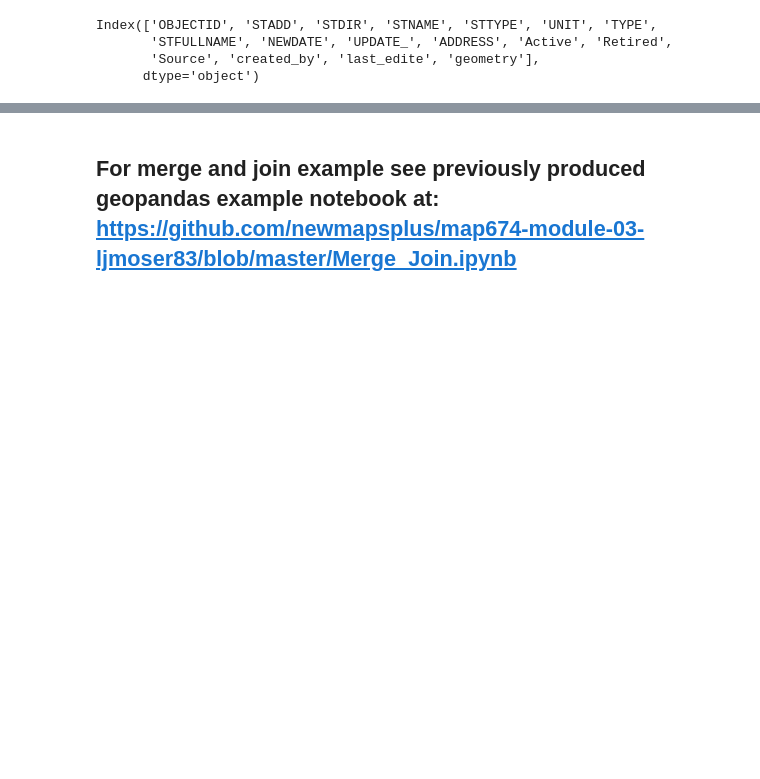
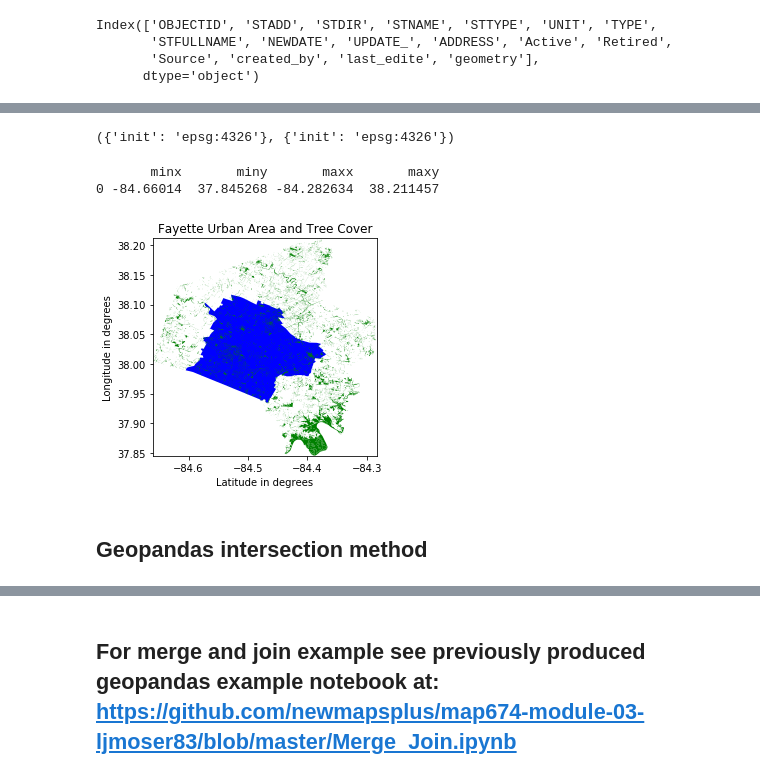
Before and after one commit to ljmoser83/exploration, a Jupyter notebook: exploration.ipynb, the cells around one changed output, grey strips where cells are left out. Saved outputs shown, nothing was run; the diff lists cells and outputs as text; code cells hidden in the pictures; blank space fills up the shorter version.

Commit message:
continued to geopandas overlay funcitons

```diff
--- a/exploration.ipynb
+++ b/exploration.ipynb
@@ -291,0 +286,7 @@ SyntaxError: invalid syntax (<ipython-input-30-1b31a3daa56f>, line 1)
+# %%
+urban= gpd.read_file('https://data.lexingtonky.gov/dataset/996ac764-22ef-45d8-8f02-987f65f6ddf4/resource/34bb3747-1a7c-4461-92e6-7d1cabead690/download/urbanservicearea_1998.zip')
+canopy= gpd.read_file('https://s3.us-east-2.amazonaws.com/data-lexingtonky/TreeCanopy.zip')
+# %%
+urban.crs, canopy.crs
+# %% [output]
+({'init': 'epsg:4326'}, {'init': 'epsg:4326'})
@@ -291,0 +297,20 @@ SyntaxError: invalid syntax (<ipython-input-30-1b31a3daa56f>, line 1)
+# %%
+print(fay_bounds)
+# %% [output]
+       minx       miny       maxx       maxy
+0 -84.66014  37.845268 -84.282634  38.211457
+# %%
+fig, ax = plt.subplots()
+
+urban.plot(ax=ax, color='blue', zorder=0);
+canopy.plot(ax=ax, color='green', zorder=1);
+
+
+ax.set(title="Fayette Urban Area and Tree Cover",
+       xlabel="Latitude in degrees",
+       ylabel="Longitude in degrees");
+ax.set(xlim=(-84.66014 ,-84.282634 ), ylim=(37.845268 ,38.211457));
+# %% [output]
+[figure, added]
+# %% [markdown]
+## Geopandas intersection method
```
Also changed, not shown: parts of 20 cells of this notebook, 2 other files.
